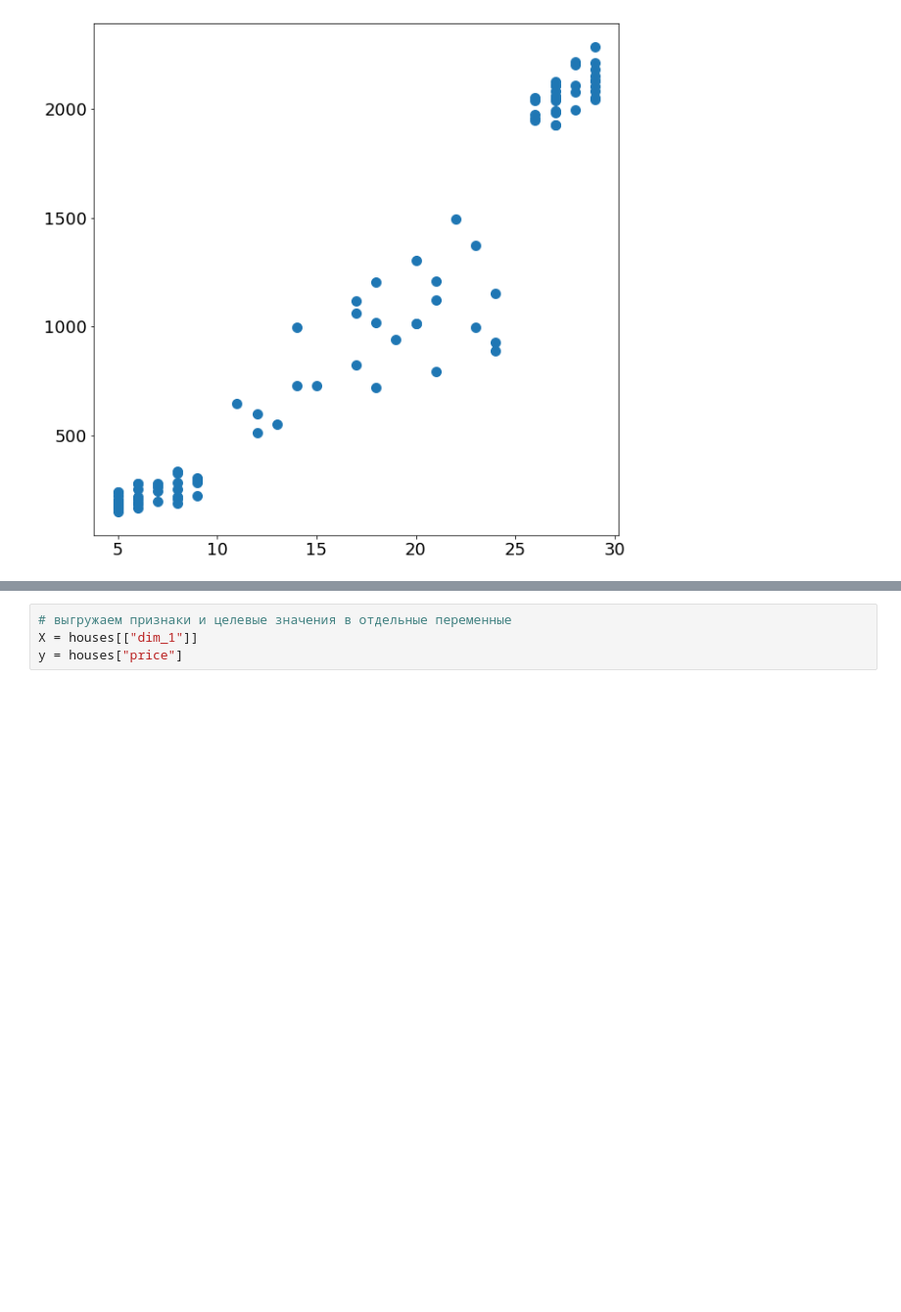
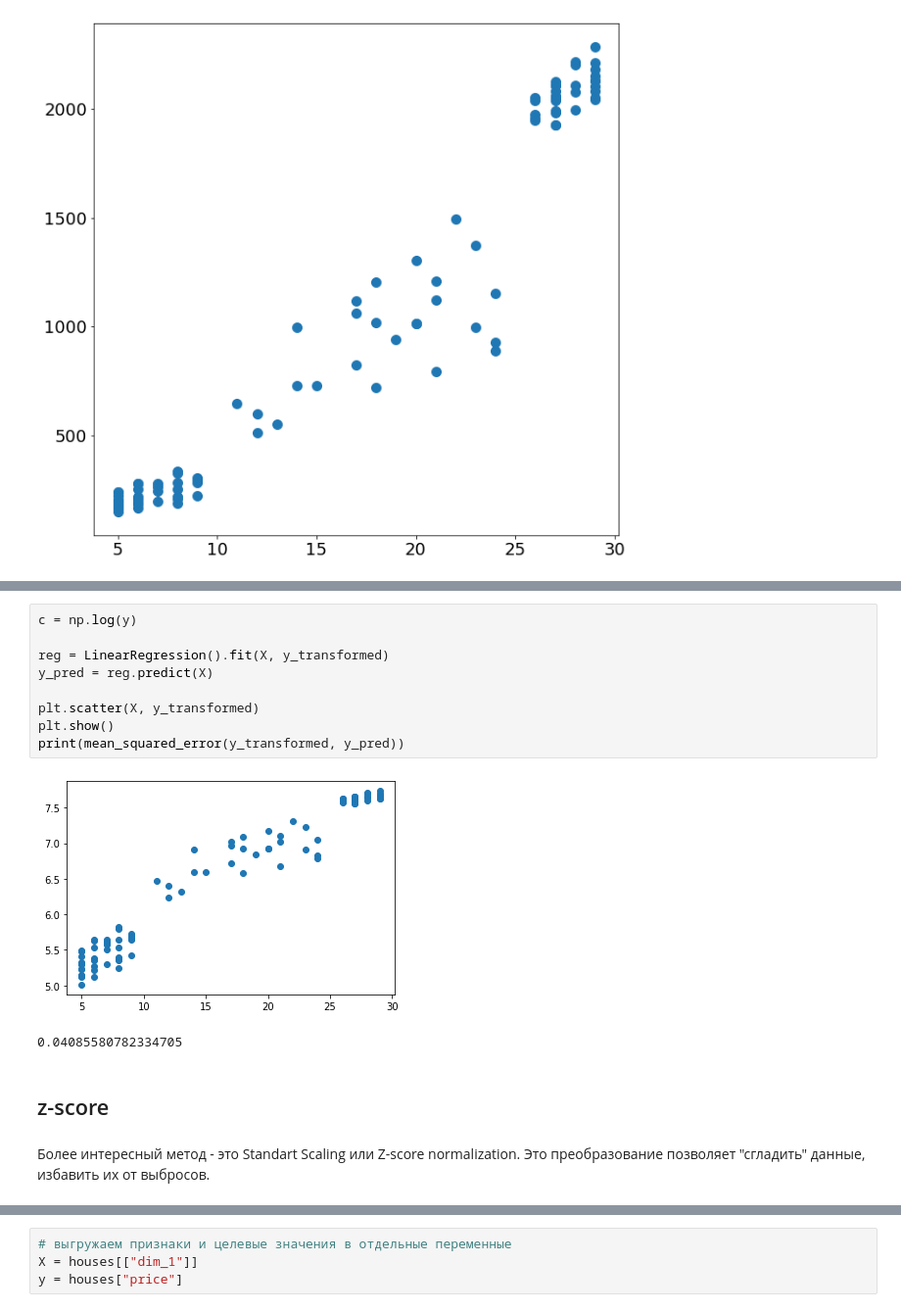
Before and after one commit to RomanK-ML/my-notes, a Jupyter notebook: Конспекты/Data Science/Machine learning/Обучение с учителем/Регрессия/Linear Regression.ipynb, the cells around one changed output, grey strips where cells are left out. Shown at 98% size. Saved outputs shown, nothing was run; the diff lists cells and outputs as text; blank space fills up the shorter version.

```diff
--- a/Конспекты/Data Science/Machine learning/Обучение с учителем/Регрессия/Linear Regression.ipynb
+++ b/Конспекты/Data Science/Machine learning/Обучение с учителем/Регрессия/Linear Regression.ipynb
@@ -41,0 +126,16 @@ plt.show()
+# %%
+c = np.log(y)
+
+reg = LinearRegression().fit(X, y_transformed)
+y_pred = reg.predict(X)
+
+plt.scatter(X, y_transformed)
+plt.show()
+print(mean_squared_error(y_transformed, y_pred))
+# %% [output]
+[figure, added]
+0.04085580782334705
+# %% [markdown]
+## z-score
+# %% [markdown]
+Более интересный метод - это Standart Scaling или Z-score normalization. Это преобразование позволяет "сгладить" данные, избавить их от выбросов.
```
Also changed, not shown: parts of 49 cells of this notebook, 8 other files.
